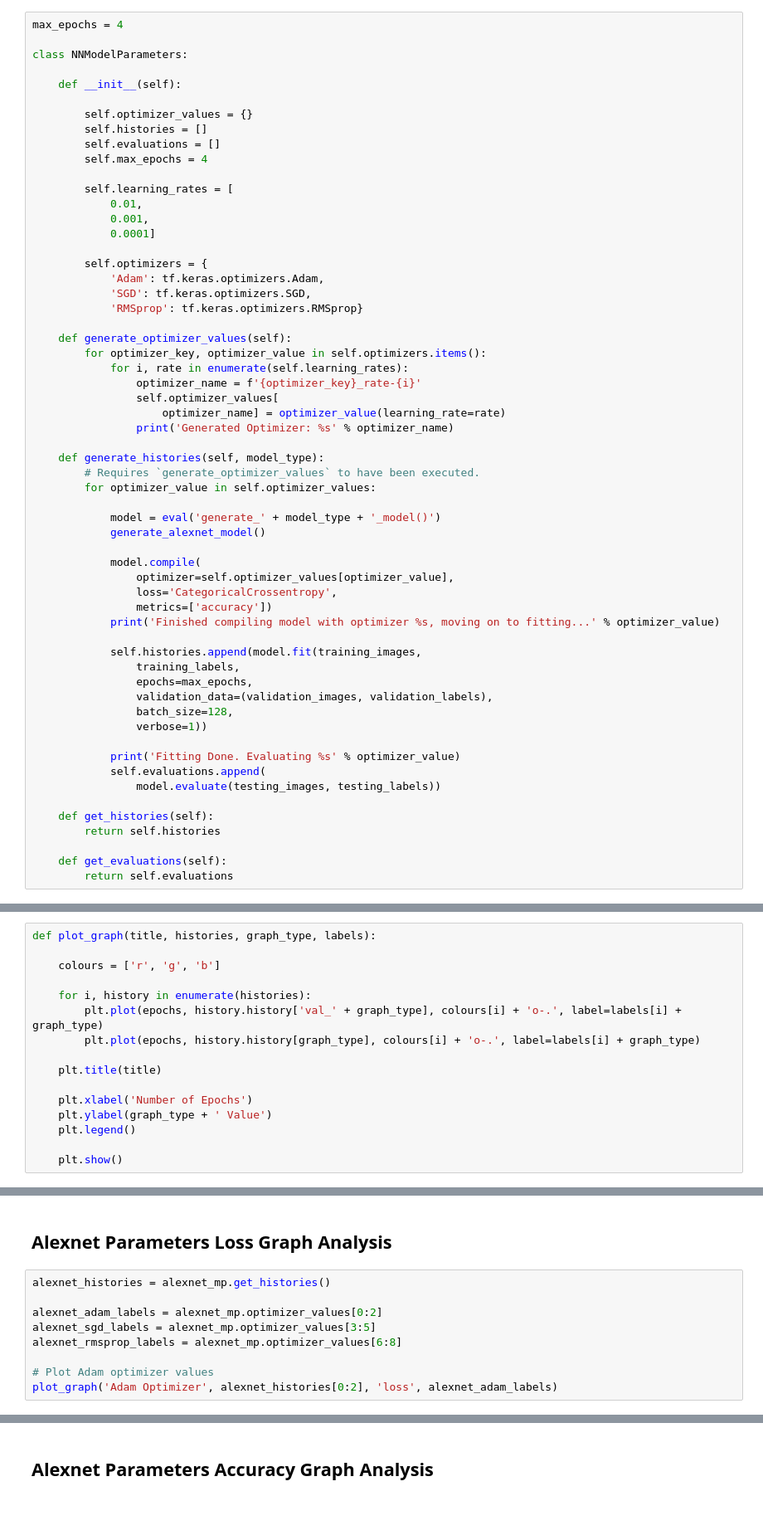
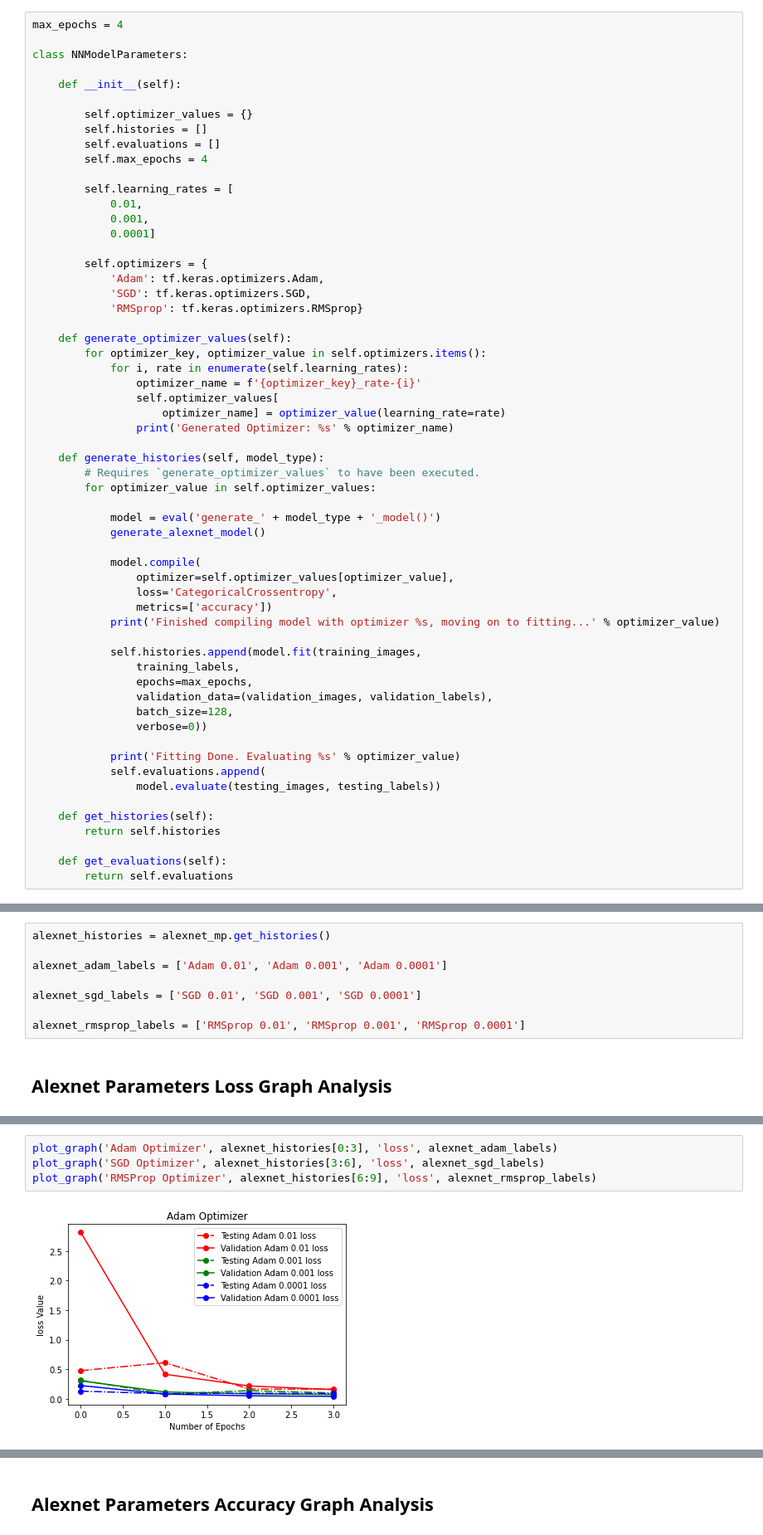
Before and after one commit to AlexMuzzy/files, a Jupyter notebook: advanced_ai_cw/advanced_ai.ipynb, the cells around one changed output, grey strips where cells are left out. Shown at 83% size. Cells and saved outputs as stored; diff of their text form; blank space fills up the shorter version.

```diff
--- a/advanced_ai_cw/advanced_ai.ipynb
+++ b/advanced_ai_cw/advanced_ai.ipynb
@@ -435,7 +437,7 @@ class NNModelParameters:
                 epochs=max_epochs,
                 validation_data=(validation_images, validation_labels),
                 batch_size=128,
-                verbose=1))
+                verbose=0))
 
             print('Fitting Done. Evaluating %s' % optimizer_value)
             self.evaluations.append(
@@ -483,16 +486,0 @@ Fitting Done. Evaluating RMSprop_rate-2
-# %%
-def plot_graph(title, histories, graph_type, labels):
-
-    colours = ['r', 'g', 'b']
-
-    for i, history in enumerate(histories):
-        plt.plot(epochs, history.history['val_' + graph_type], colours[i] + 'o-.', label=labels[i] + graph_type)
-        plt.plot(epochs, history.history[graph_type], colours[i] + 'o-.', label=labels[i] + graph_type)
-
-    plt.title(title)
-
-    plt.xlabel('Number of Epochs')
-    plt.ylabel(graph_type + ' Value')
-    plt.legend()
-
-    plt.show()
@@ -499,11 +489,10 @@ def plot_graph(title, histories, graph_type, labels):
+# %%
+alexnet_histories = alexnet_mp.get_histories()
+
+alexnet_adam_labels = ['Adam 0.01', 'Adam 0.001', 'Adam 0.0001']
+
+alexnet_sgd_labels = ['SGD 0.01', 'SGD 0.001', 'SGD 0.0001']
+
+alexnet_rmsprop_labels = ['RMSprop 0.01', 'RMSprop 0.001', 'RMSprop 0.0001']
 # %% [markdown]
 ## **Alexnet Parameters Loss Graph Analysis**
-# %%
-alexnet_histories = alexnet_mp.get_histories()
-
-alexnet_adam_labels = alexnet_mp.optimizer_values[0:2]
-alexnet_sgd_labels = alexnet_mp.optimizer_values[3:5]
-alexnet_rmsprop_labels = alexnet_mp.optimizer_values[6:8]
-
-# Plot Adam optimizer values
-plot_graph('Adam Optimizer', alexnet_histories[0:2], 'loss', alexnet_adam_labels)
@@ -511,0 +499,6 @@ TypeError: unhashable type: 'slice'
+# %%
+plot_graph('Adam Optimizer', alexnet_histories[0:3], 'loss', alexnet_adam_labels)
+plot_graph('SGD Optimizer', alexnet_histories[3:6], 'loss', alexnet_sgd_labels)
+plot_graph('RMSProp Optimizer', alexnet_histories[6:9], 'loss', alexnet_rmsprop_labels)
+# %% [output]
+[figure, added]
```
Also changed, not shown: parts of 24 cells of this notebook.
